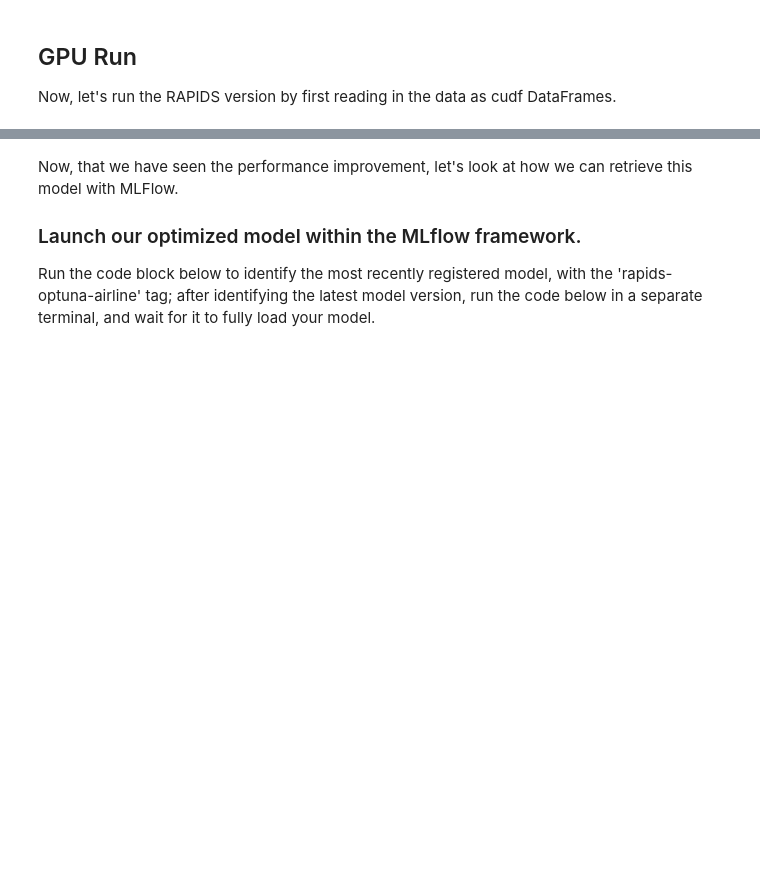
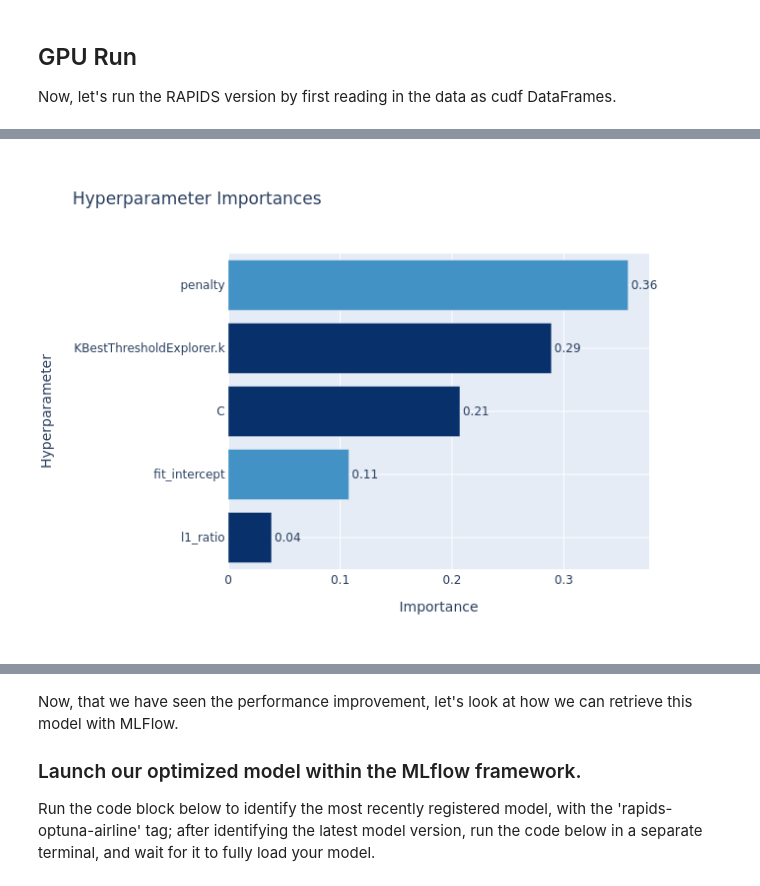
Before and after one commit to rapidsai/cloud-ml-examples, a Jupyter notebook: optuna/notebooks/RAPIDS_xfeat_Optuna.ipynb, the cells around one changed output, grey strips where cells are left out. Cells and saved outputs as stored; diff of their text form; code cells hidden in the pictures; blank space fills up the shorter version.

Commit message:
ADD plots, info about chi2 test

```diff
--- a/optuna/notebooks/RAPIDS_xfeat_Optuna.ipynb
+++ b/optuna/notebooks/RAPIDS_xfeat_Optuna.ipynb
@@ -336,9 +337,9 @@ Change the `INPUT_FILE` to correspond to the path in your local system and selec
 
 NOTE: It is not recommended to run the CPU version for more than 100,000 rows. To avoid this, we set a glad `cpu_run` based on `N_ROWS`
 # %%
-INPUT_FILE = "/home/data/airline_data/air_par.parquet"
+INPUT_FILE = "/home/data/airline_data/airline_small.parquet"
 
-N_ROWS = 100000
+N_ROWS = 10000000
 N_TRIALS = 10
 
 cpu_run = N_ROWS <= 100000
@@ -387,23 +366,23 @@ Now, let's run the RAPIDS version by first reading in the data as cudf DataFrame
 # %%
 with timed("Complete RAPIDS workflow"):
     df_ = cudf.read_parquet(INPUT_FILE)[:N_ROWS]
-
     # Can't handle nagative values, yet
     df_ = df_.drop(["ActualElapsedTime"], axis=1)
+    print("Default performance: ", train_and_eval(df_))
 
-    with timed("Default"):
-        print("Default performance: ", train_and_eval(df_))
     # We cast to objects for categorical  and target encoding
     df_["UniqueCarrier"] = df_["UniqueCarrier"].astype("object")
     df_["Origin"] = df_["Origin"].astype("object")
     df_["Dest"] = df_["Dest"].astype("object")
+
     with timed("FE"):
         df_feature_eng = feature_engineering(df_)
         df_feature_eng["ArrDelayBinary"] = df_feature_eng["ArrDelayBinary"].astype('float64')
         score = train_and_eval(df_feature_eng)
         print("After feature eng: ", score)
-    # Disable Alembic driver, used by MLflow, from logging INFO messages to the command line.
+
     with timed("FS + Optuna"):
+        # Disable Alembic driver, used by MLflow, from logging INFO messages to the command line.
         logging.getLogger('alembic').setLevel(logging.CRITICAL)
         study, df_select = feature_selection(df_feature_eng, experiment_name='Optuna Testing')
 # %% [output]
@@ -453,0 +439,7 @@ We see that GPU runs are faster for 100,000 rows and we are able to obtain speed
+# %%
+from IPython.display import Image
+
+f = optuna.visualization.plot_param_importances(study)
+Image(f.to_image(format="png", engine='kaleido'))
+# %% [output]
+[figure, added]
```
Also changed, not shown: parts of 15 cells of this notebook.
